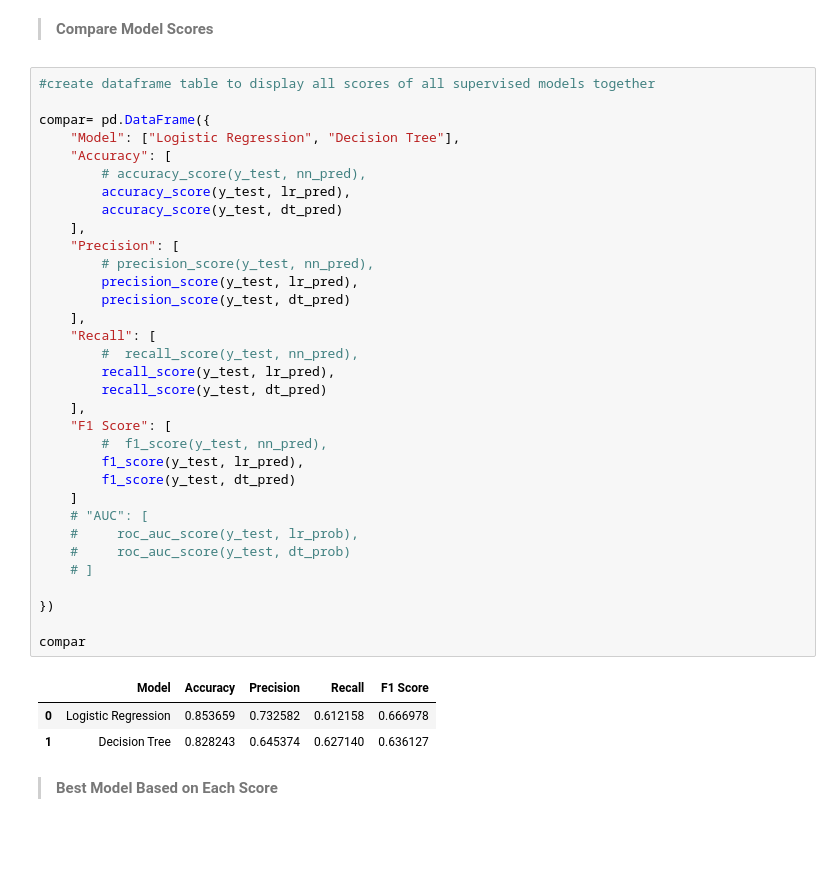
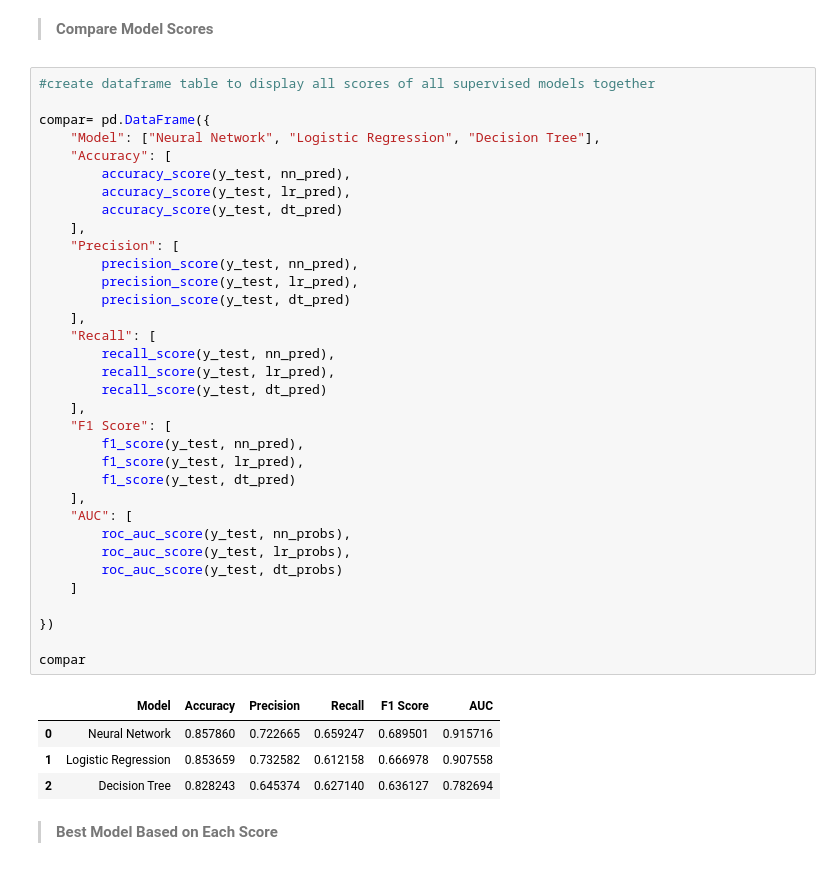
Before and after one commit to najahsadmim/adult-income-prediction, a Jupyter notebook: CSE422_GRP04_PROJECT.ipynb, the cells around one changed output. Drawn from its saved outputs; the diff is of its cells as text; blank space fills up the shorter version.

```diff
--- a/CSE422_GRP04_PROJECT.ipynb
+++ b/CSE422_GRP04_PROJECT.ipynb
@@ -733,40 +955,42 @@ Mean CV Accuracy:
 # %%
 #create dataframe table to display all scores of all supervised models together
 
 compar= pd.DataFrame({
-    "Model": ["Logistic Regression", "Decision Tree"],
+    "Model": ["Neural Network", "Logistic Regression", "Decision Tree"],
     "Accuracy": [
-        # accuracy_score(y_test, nn_pred),
+        accuracy_score(y_test, nn_pred),
         accuracy_score(y_test, lr_pred),
         accuracy_score(y_test, dt_pred)
     ],
     "Precision": [
-        # precision_score(y_test, nn_pred),
+        precision_score(y_test, nn_pred),
         precision_score(y_test, lr_pred),
         precision_score(y_test, dt_pred)
     ],
     "Recall": [
-        #  recall_score(y_test, nn_pred),
+        recall_score(y_test, nn_pred),
         recall_score(y_test, lr_pred),
         recall_score(y_test, dt_pred)
     ],
     "F1 Score": [
-        #  f1_score(y_test, nn_pred),
+        f1_score(y_test, nn_pred),
         f1_score(y_test, lr_pred),
         f1_score(y_test, dt_pred)
+    ],
+    "AUC": [
+        roc_auc_score(y_test, nn_probs),
+        roc_auc_score(y_test, lr_probs),
+        roc_auc_score(y_test, dt_probs)
     ]
-    # "AUC": [
-    #     roc_auc_score(y_test, lr_prob),
-    #     roc_auc_score(y_test, dt_prob)
-    # ]
 
 })
 
 compar
 # %% [output]
-|  | Model | Accuracy | Precision | Recall | F1 Score |
-| 0 | Logistic Regression | 0.853659 | 0.732582 | 0.612158 | 0.666978 |
-| 1 | Decision Tree | 0.828243 | 0.645374 | 0.627140 | 0.636127 |
+|  | Model | Accuracy | Precision | Recall | F1 Score | AUC |
+| 0 | Neural Network | 0.857860 | 0.722665 | 0.659247 | 0.689501 | 0.915716 |
+| 1 | Logistic Regression | 0.853659 | 0.732582 | 0.612158 | 0.666978 | 0.907558 |
+| 2 | Decision Tree | 0.828243 | 0.645374 | 0.627140 | 0.636127 | 0.782694 |
 # %% [markdown]
 > **Best Model Based on Each Score**
 # %%
```
Also changed, not shown: parts of 19 cells of this notebook.
